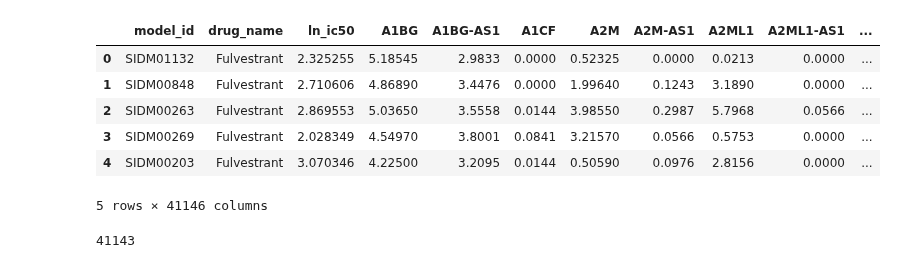
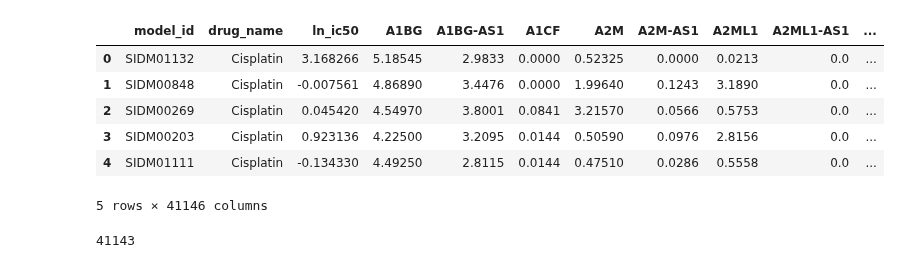
Before and after one commit to AarzuM39/gdsc-drug-response-project, a Jupyter notebook: notebooks/02_eda.ipynb, the cells around one changed output. Saved outputs shown, nothing was run; the diff lists cells and outputs as text; code cells hidden in the pictures.

```diff
--- a/notebooks/02_eda.ipynb
+++ b/notebooks/02_eda.ipynb
@@ -7,27 +7,27 @@ Drive already mounted at /content/drive; to attempt to forcibly remount, call dr
 # %%
 # Setup and load data
 
 import pandas as pd
 import numpy as np
 import matplotlib.pyplot as plt
 import seaborn as sns
 from pathlib import Path
 
 sns.set(style="whitegrid")
 
 base_dir = Path("/content/drive/MyDrive/gdsc-drug-response")
-data_path = base_dir / "processed" / "fulvestrant_rnaseq_modelready.csv"
+data_path = base_dir / "processed" / "cisplatin_rnaseq_modelready.csv"
 
 df = pd.read_csv(data_path)
 df.shape
 df.head()
 # %% [output]
 |  | model_id | drug_name | ln_ic50 | A1BG | A1BG-AS1 | A1CF | A2M | A2M-AS1 | A2ML1 | A2ML1-AS1 | ... |
-| 0 | SIDM01132 | Fulvestrant | 2.325255 | 5.18545 | 2.9833 | 0.0000 | 0.52325 | 0.0000 | 0.0213 | 0.0000 | ... |
-| 1 | SIDM00848 | Fulvestrant | 2.710606 | 4.86890 | 3.4476 | 0.0000 | 1.99640 | 0.1243 | 3.1890 | 0.0000 | ... |
-| 2 | SIDM00263 | Fulvestrant | 2.869553 | 5.03650 | 3.5558 | 0.0144 | 3.98550 | 0.2987 | 5.7968 | 0.0566 | ... |
-| 3 | SIDM00269 | Fulvestrant | 2.028349 | 4.54970 | 3.8001 | 0.0841 | 3.21570 | 0.0566 | 0.5753 | 0.0000 | ... |
-| 4 | SIDM00203 | Fulvestrant | 3.070346 | 4.22500 | 3.2095 | 0.0144 | 0.50590 | 0.0976 | 2.8156 | 0.0000 | ... |
+| 0 | SIDM01132 | Cisplatin | 3.168266 | 5.18545 | 2.9833 | 0.0000 | 0.52325 | 0.0000 | 0.0213 | 0.0 | ... |
+| 1 | SIDM00848 | Cisplatin | -0.007561 | 4.86890 | 3.4476 | 0.0000 | 1.99640 | 0.1243 | 3.1890 | 0.0 | ... |
+| 2 | SIDM00269 | Cisplatin | 0.045420 | 4.54970 | 3.8001 | 0.0841 | 3.21570 | 0.0566 | 0.5753 | 0.0 | ... |
+| 3 | SIDM00203 | Cisplatin | 0.923136 | 4.22500 | 3.2095 | 0.0144 | 0.50590 | 0.0976 | 2.8156 | 0.0 | ... |
+| 4 | SIDM01111 | Cisplatin | -0.134330 | 4.49250 | 2.8115 | 0.0144 | 0.47510 | 0.0286 | 0.5558 | 0.0 | ... |
 5 rows × 41146 columns
 # %%
 # Define key columns:
```
Also changed, not shown: parts of 6 cells of this notebook.
